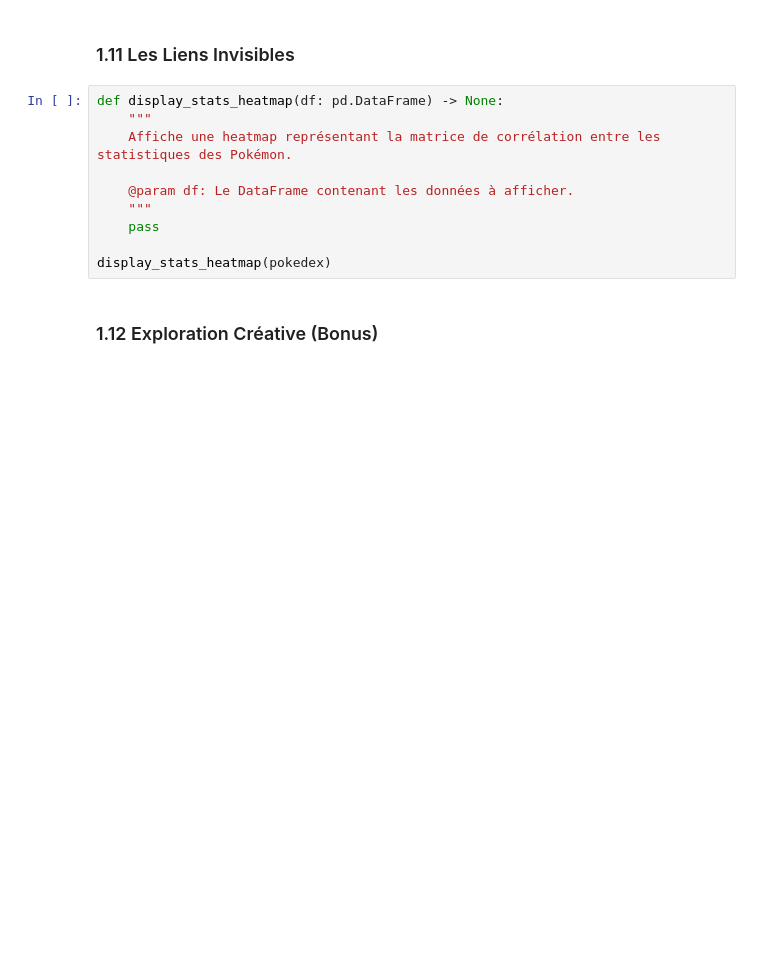
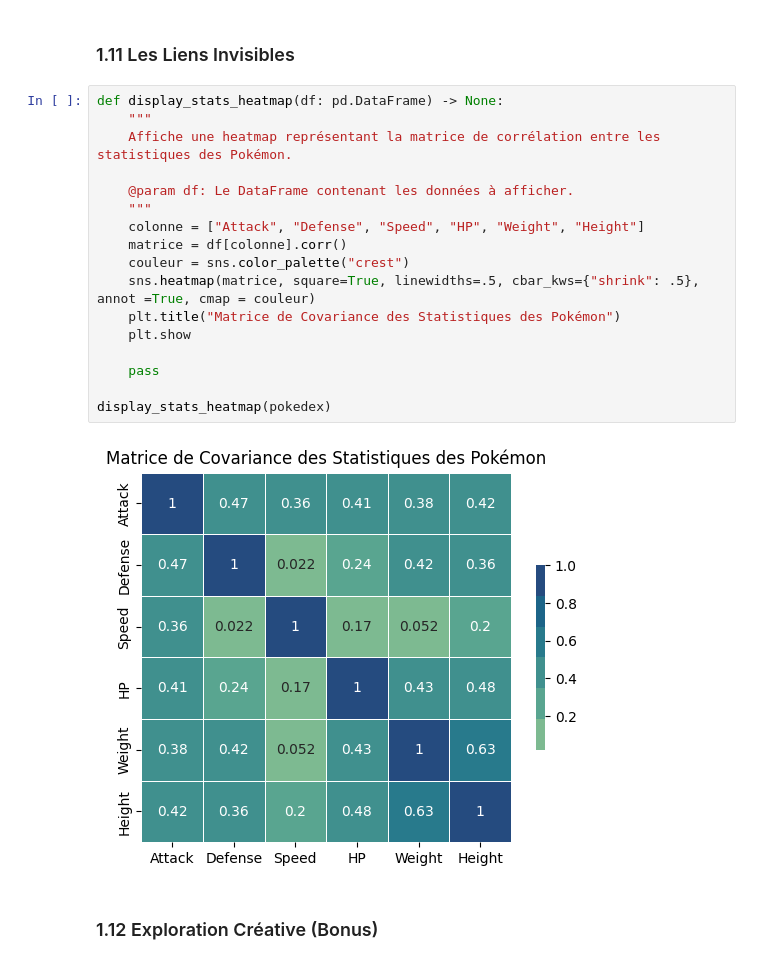
Before and after one commit to emasse65/INF1007-TP3, a Jupyter notebook: analysis.ipynb, the cells around one changed output. Saved outputs shown, nothing was run; the diff lists cells and outputs as text; blank space fills up the shorter version.

```diff
--- a/analysis.ipynb
+++ b/analysis.ipynb
@@ -188,13 +476,22 @@ display_best_pokemon(pokedex)
 # %%
 def display_stats_heatmap(df: pd.DataFrame) -> None:
     """
     Affiche une heatmap représentant la matrice de corrélation entre les statistiques des Pokémon.
 
     @param df: Le DataFrame contenant les données à afficher.
     """
+    colonne = ["Attack", "Defense", "Speed", "HP", "Weight", "Height"]
+    matrice = df[colonne].corr()
+    couleur = sns.color_palette("crest")
+    sns.heatmap(matrice, square=True, linewidths=.5, cbar_kws={"shrink": .5}, annot =True, cmap = couleur)
+    plt.title("Matrice de Covariance des Statistiques des Pokémon")
+    plt.show
+
     pass
 
 display_stats_heatmap(pokedex)
+# %% [output]
+[figure, added]
 # %% [markdown]
 ### 1.12 Exploration Créative (Bonus)
 # %%
```
Also changed, not shown: parts of 26 cells of this notebook.
